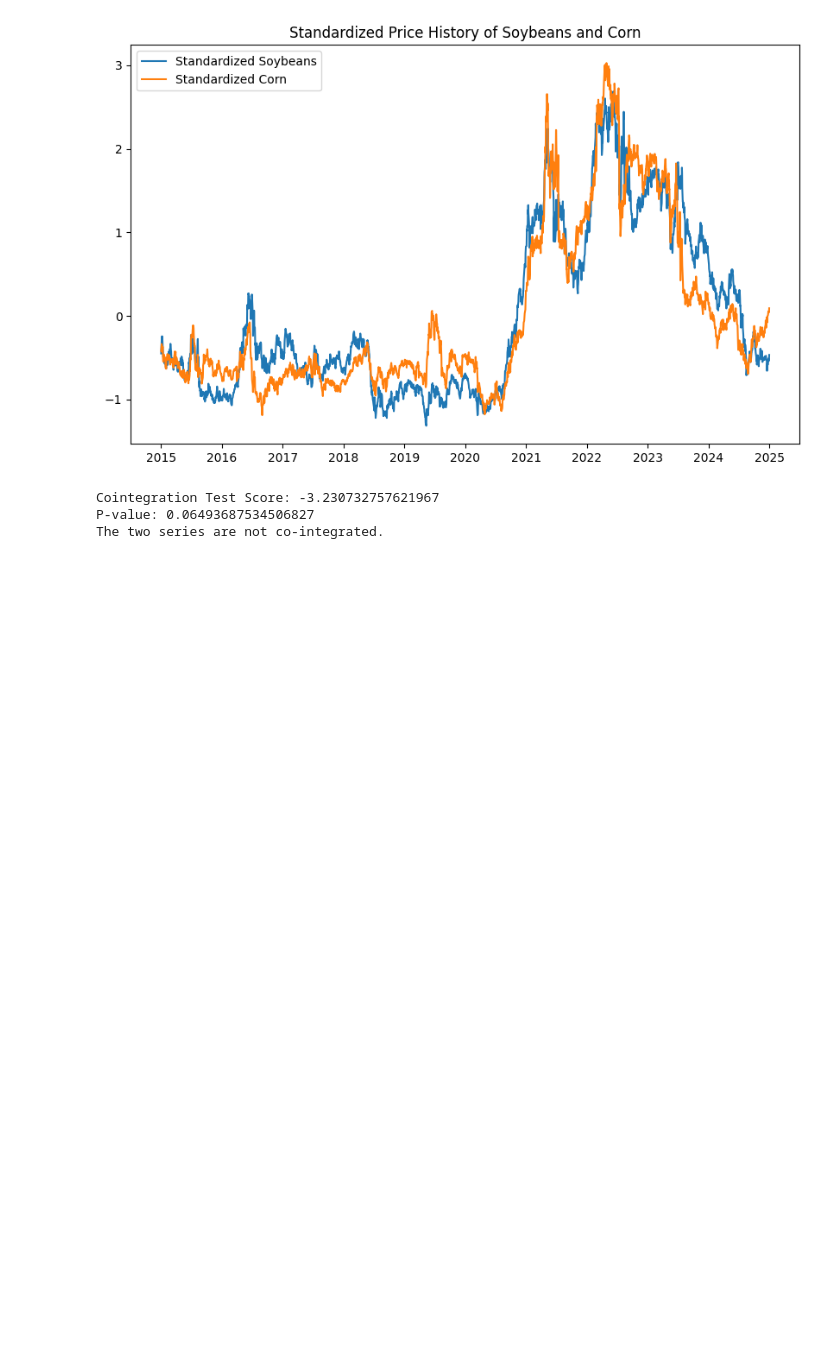
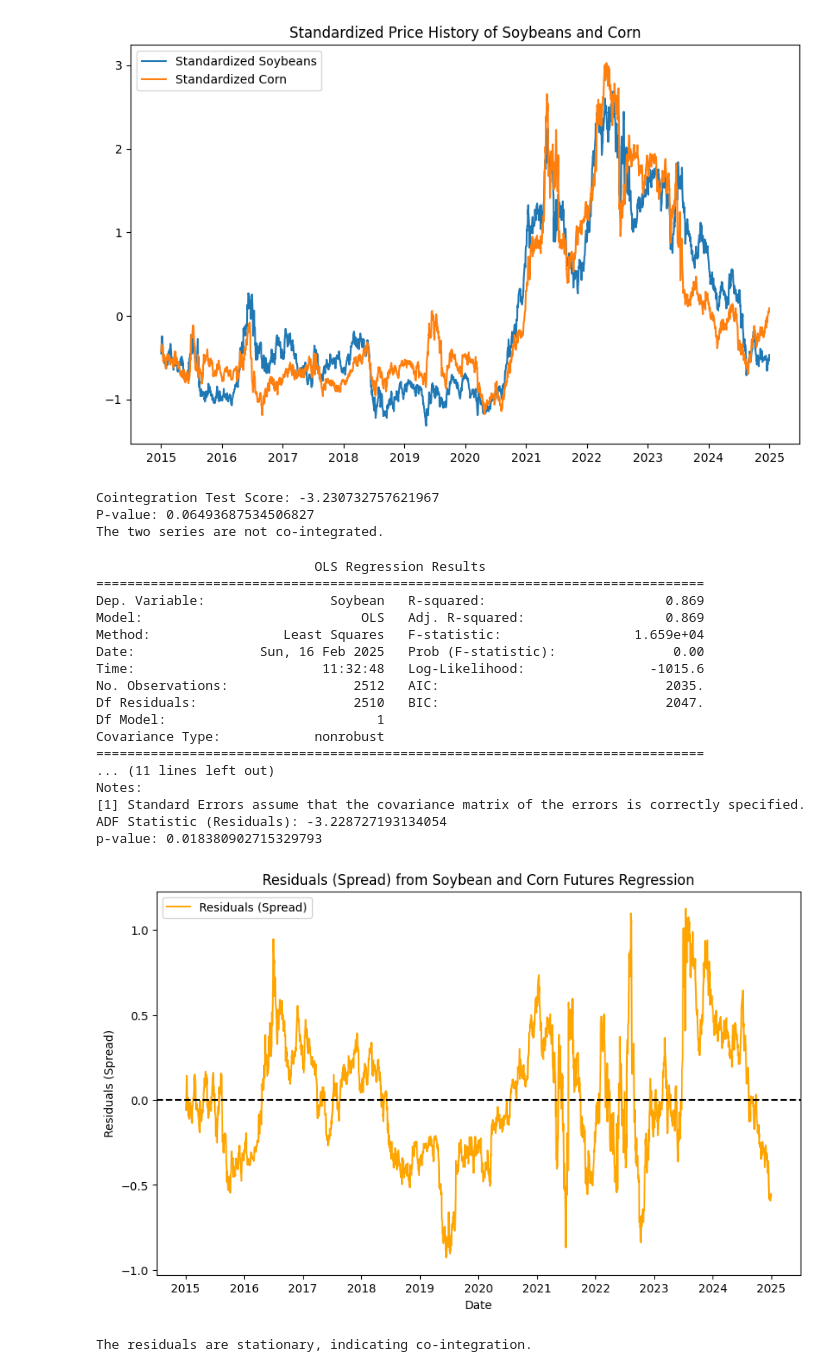
Before and after one commit to dgag0811/Commodities, a Jupyter notebook: co-integration_Soybean_Corn.ipynb, the cells around one changed output. Drawn from its saved outputs; the diff is of its cells as text; code cells hidden in the pictures; blank space fills up the shorter version.

```diff
--- a/co-integration_Soybean_Corn.ipynb
+++ b/co-integration_Soybean_Corn.ipynb
@@ -157,3 +157,57 @@ else:
 Cointegration Test Score: -3.230732757621967
 P-value: 0.06493687534506827
 The two series are not co-integrated.
+# %%
+# Run OLS regression to find the hedge ratio (beta)
+X = sm.add_constant(data_standardized['Corn'])  # Add constant to the model
+y = data_standardized['Soybean']
+
+# Fit the regression model
+model = sm.OLS(y, X).fit()
+
+# Display regression results
+print(model.summary())
+
+# Extract residuals (spread)
+residuals = model.resid
+
+# Perform ADF test on the residuals to check for stationarity
+adf_test = adfuller(residuals)
+print(f"ADF Statistic (Residuals): {adf_test[0]}")
+print(f"p-value: {adf_test[1]}")
+
+# Visualize the residuals (spread)
+plt.figure(figsize=(10, 6))
+plt.plot(residuals, label="Residuals (Spread)", color='orange')
+plt.axhline(0, color='black', linestyle='--')
+plt.title("Residuals (Spread) from Soybean and Corn Futures Regression")
+plt.xlabel("Date")
+plt.ylabel("Residuals (Spread)")
+plt.legend()
+plt.show()
+
+# Interpret ADF test result for residuals
+if adf_test[1] < 0.05:
+    print("The residuals are stationary, indicating co-integration.")
+else:
+    print("The residuals are non-stationary, suggesting no co-integration.")
+# %% [output]
+                            OLS Regression Results
+==============================================================================
+Dep. Variable:                Soybean   R-squared:                       0.869
+Model:                            OLS   Adj. R-squared:                  0.869
+Method:                 Least Squares   F-statistic:                 1.659e+04
+Date:                Sun, 16 Feb 2025   Prob (F-statistic):               0.00
+Time:                        11:32:48   Log-Likelihood:                -1015.6
+No. Observations:                2512   AIC:                             2035.
+Df Residuals:                    2510   BIC:                             2047.
+Df Model:                           1
+Covariance Type:            nonrobust
+==============================================================================
+... (11 lines left out)
+Notes:
+[1] Standard Errors assume that the covariance matrix of the errors is correctly specified.
+ADF Statistic (Residuals): -3.228727193134054
+p-value: 0.018380902715329793
+[figure, added]
+The residuals are stationary, indicating co-integration.
```
